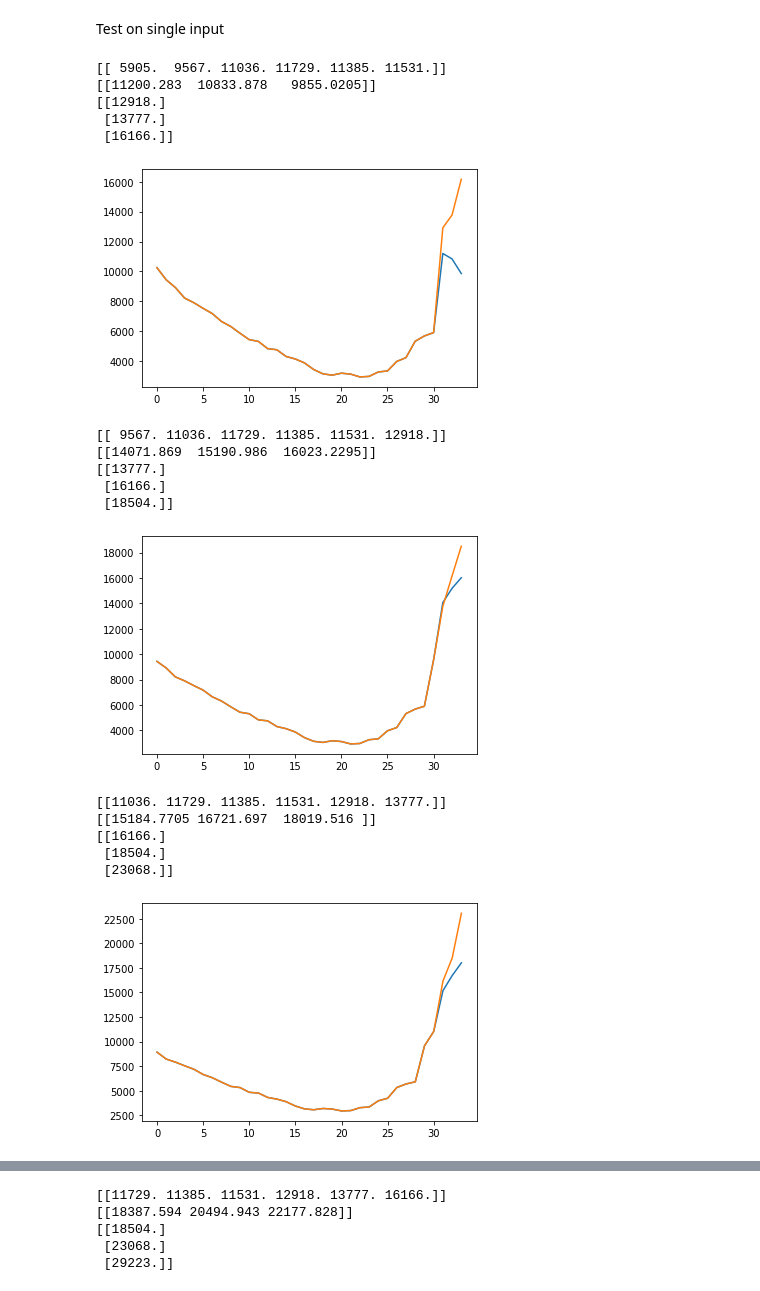
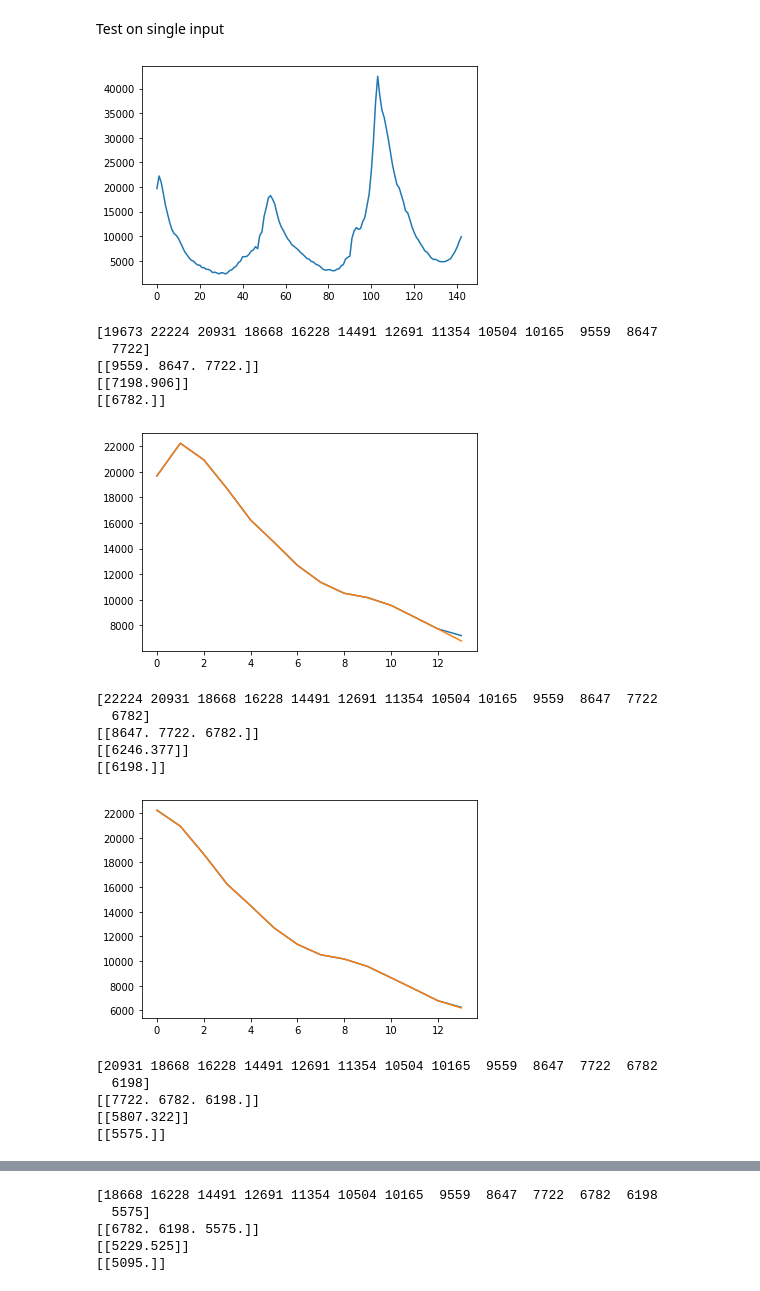
Before and after one commit to masonb13/NN_Forecasting, a Jupyter notebook: NNAR2.ipynb, the cells around one changed output, grey strips where cells are left out. Cells and saved outputs as stored; diff of their text form; code cells hidden in the pictures.

```diff
--- a/NNAR2.ipynb
+++ b/NNAR2.ipynb
@@ -22,13 +22,14 @@ class dataSetAll(Dataset):
         #output: prediction for next time
 
         #create test data
-        numFeat = 6 #------------------------
-        numOut = 3
+        numFeat = 3 #------------------------
+        numOut = 1
+        numAhead = 0 # 0 means normal
         self.X = np.empty([numFeat,len(self.df)-numFeat-numOut],dtype=np.float32)
         self.Y = np.empty([numOut,len(self.df)-numFeat-numOut],dtype=np.float32)
         for i in range(self.Y.shape[1]):
             self.X[:,i] = np.asarray(self.df.iloc[i:i+numFeat]["TOTAL"])
-            self.Y[:,i] = np.asarray(self.df.iloc[i+numFeat:i+numFeat+numOut]["TOTAL"])
+            self.Y[:,i] = np.asarray(self.df.iloc[i+numFeat+numAhead:i+numFeat+numOut+numAhead]["TOTAL"])
 
         self.X = torch.from_numpy(self.X)
         self.Y = torch.from_numpy(self.Y)
@@ -42,7 +43,8 @@ class dataSetAll(Dataset):
 Initialize test and train dataloaders
 # %%
 #create data loaders
-train_data = dataSetAll(1900,2013)
+train_data = dataSetAll(1900,2010)
 test_data = dataSetAll(2013,2100)
 train_dataloader = DataLoader(train_data, batch_size=64)
 test_dataloader = DataLoader(test_data, batch_size=64)
+print(list(train_data))
@@ -56,9 +60,9 @@ class NeuralNetwork(nn.Module):
         super(NeuralNetwork, self).__init__()
         self.flatten = nn.Flatten()
         self.linear_relu_stack = nn.Sequential(
-            nn.Linear(6, hidden),
+            nn.Linear(3, hidden),
             nn.ReLU(),
-            nn.Linear(hidden, 3),
+            nn.Linear(hidden, 1),
         )
 
     def forward(self, x):
@@ -108,7 +112,7 @@ Train the network
 # %%
 learning_rate = .000000001
 batch_size = 64
-epochs = 2000
+epochs = 1000
 loss_fn = nn.MSELoss()
 optimizer = torch.optim.SGD(model.parameters(), lr=learning_rate)
 
@@ -116,7 +120,7 @@ optimizer = torch.optim.SGD(model.parameters(), lr=learning_rate)
 for t in range(epochs):
     # print(f"Epoch {t+1}\n-------------------------------")
     train_loop(train_dataloader, model, loss_fn, optimizer)
-    test_loop(test_dataloader, model, loss_fn)
+    # test_loop(test_dataloader, model, loss_fn)
 
 print("Done!")
 # print(list(model.parameters()))
@@ -143,40 +147,45 @@ Test on single input
 # %%
 with torch.no_grad():
     model.eval()
-    numOut = 2
+    numOut = 1
+    numSkip = 1
+    numFeat = 3
     yearLow = 2013
     yearHigh = 2020
     df = pd.read_csv("data\FluViewPhase2Data\WHO_NREVSS_Combined_prior_to_2015_16.csv")
     df = df[(yearLow <= df["YEAR"]) & (df["YEAR"] < yearHigh)]["TOTAL"]
     data = np.array(df)
-    for i in range(90,110):
+    plt.plot(data)
+    plt.show()
+    for i in range(10,60):
         feat = test_data[i:i+1][0].numpy()
         pred = model(test_data[i:i+1][0]).numpy()
         act = test_data[i:i+1][1].numpy()
-        full_back = data[i-30:i+1]
+        full_back = data[i-10:i+numFeat]
+        print(full_back)
         print(feat)
         print(pred)
         print(act)
         # plt.plot(full_back)
         plt.plot(np.append(full_back,pred))
         plt.plot(np.append(full_back,act))
         plt.show()
 # %% [output]
+[figure, new version]
-[[ 5905.  9567. 11036. 11729. 11385. 11531.]]
-[[11200.283  10833.878   9855.0205]]
-[[12918.]
- [13777.]
- [16166.]]
+[19673 22224 20931 18668 16228 14491 12691 11354 10504 10165  9559  8647
+  7722]
+[[9559. 8647. 7722.]]
+[[7198.906]]
+[[6782.]]
-[figure, old version]
+[figure, new version]
-[[ 9567. 11036. 11729. 11385. 11531. 12918.]]
-[[14071.869  15190.986  16023.2295]]
-[[13777.]
- [16166.]
- [18504.]]
+[22224 20931 18668 16228 14491 12691 11354 10504 10165  9559  8647  7722
+  6782]
+[[8647. 7722. 6782.]]
+[[6246.377]]
+[[6198.]]
-[figure, old version]
+[figure, new version]
-[[11036. 11729. 11385. 11531. 12918. 13777.]]
-[[15184.7705 16721.697  18019.516 ]]
-[[16166.]
- [18504.]
- [23068.]]
+[20931 18668 16228 14491 12691 11354 10504 10165  9559  8647  7722  6782
+  6198]
+[[7722. 6782. 6198.]]
+[[5807.322]]
+[[5575.]]
-[figure, old version]
@@ -183,5 +193,5 @@ with torch.no_grad():
-[[11729. 11385. 11531. 12918. 13777. 16166.]]
-[[18387.594 20494.943 22177.828]]
-[[18504.]
- [23068.]
- [29223.]]
+[18668 16228 14491 12691 11354 10504 10165  9559  8647  7722  6782  6198
+  5575]
+[[6782. 6198. 5575.]]
+[[5229.525]]
+[[5095.]]
```
Also changed, not shown: parts of 3 cells of this notebook, 2 other files.
